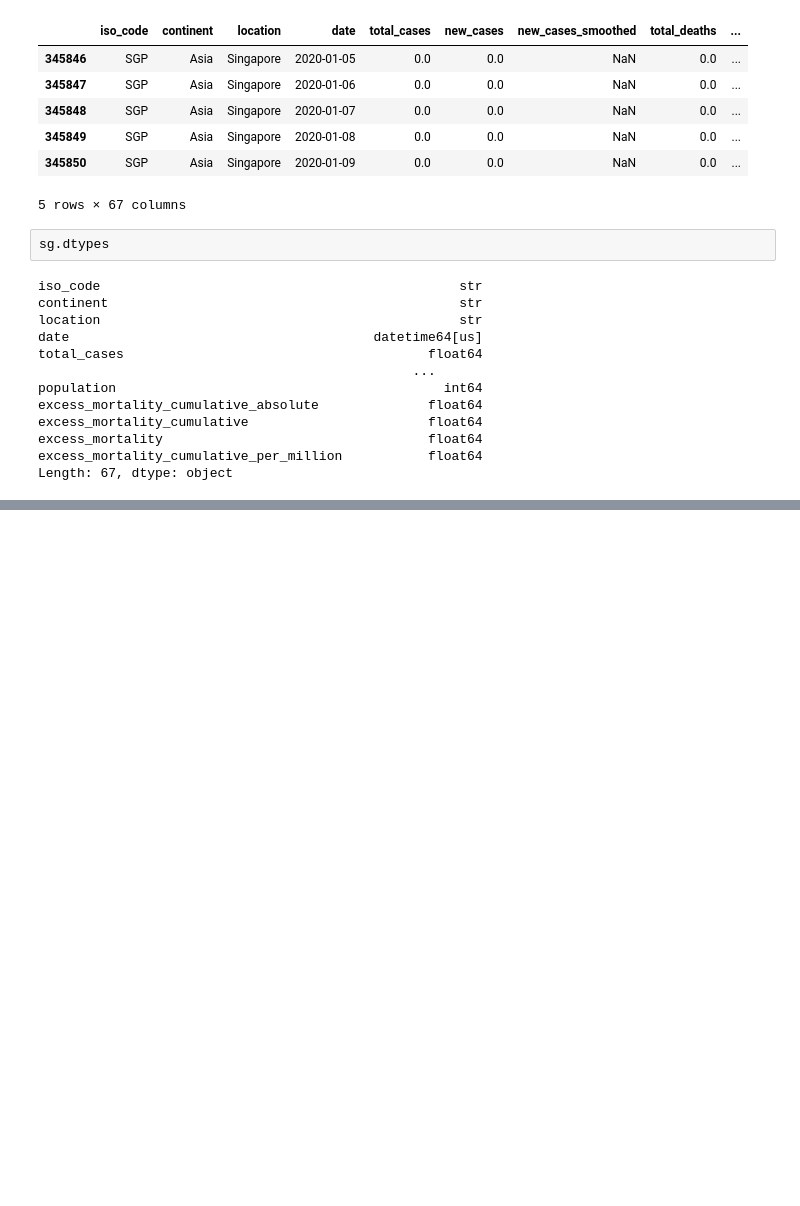
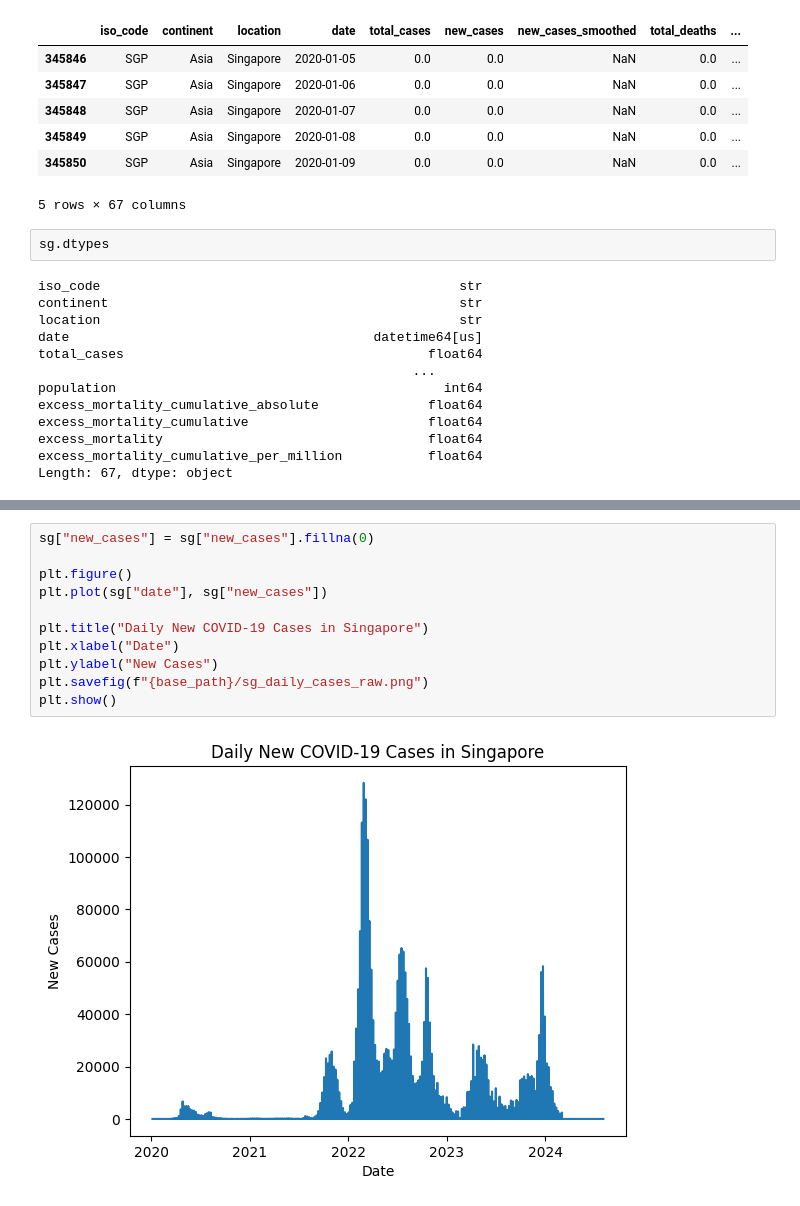
Before and after one commit to williamwong-data/covid-analysis, a Jupyter notebook: notebooks/covid_analysis.ipynb, the cells around one changed output, grey strips where cells are left out. Saved outputs shown, nothing was run; the diff lists cells and outputs as text; blank space fills up the shorter version.

```diff
--- a/notebooks/covid_analysis.ipynb
+++ b/notebooks/covid_analysis.ipynb
@@ -108,3 +123,16 @@ plt.ylabel("Total Cases")
 plt.show()
 # %% [output]
 [figure]
+# %%
+sg["new_cases"] = sg["new_cases"].fillna(0)
+
+plt.figure()
+plt.plot(sg["date"], sg["new_cases"])
+
+plt.title("Daily New COVID-19 Cases in Singapore")
+plt.xlabel("Date")
+plt.ylabel("New Cases")
+plt.savefig(f"{base_path}/sg_daily_cases_raw.png")
+plt.show()
+# %% [output]
+[figure, added]
```
Also changed, not shown: parts of 6 cells of this notebook, 4 other files.
